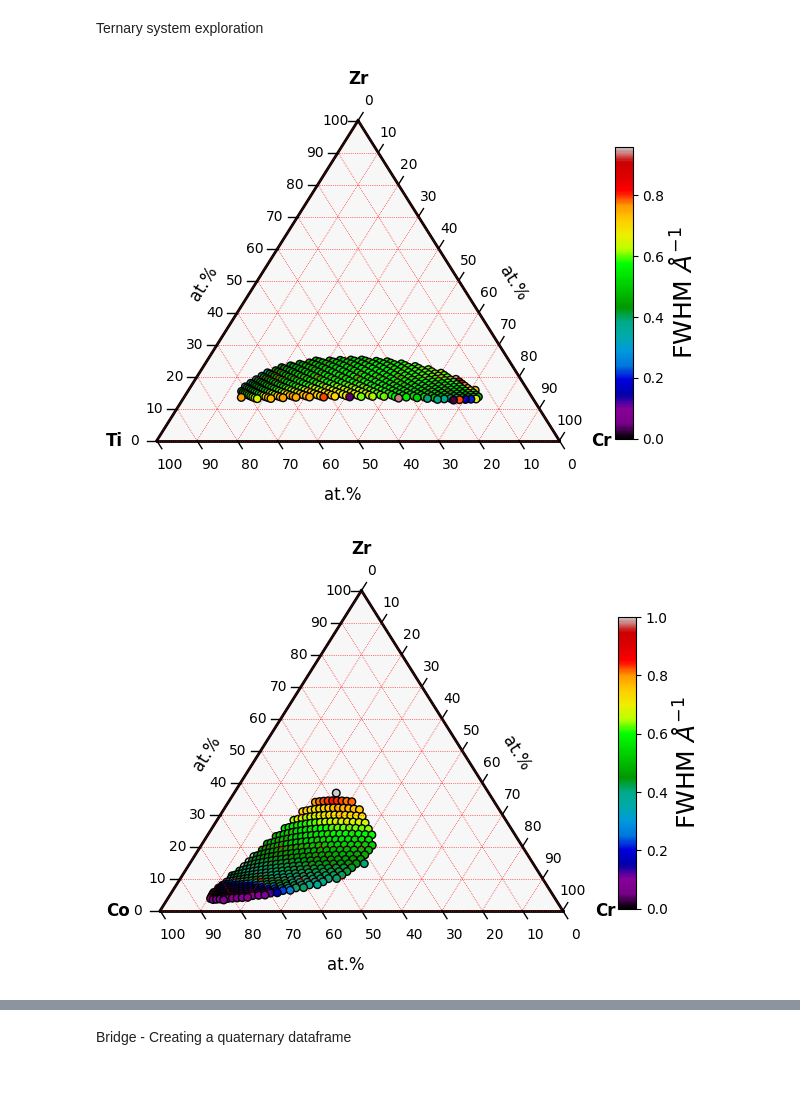
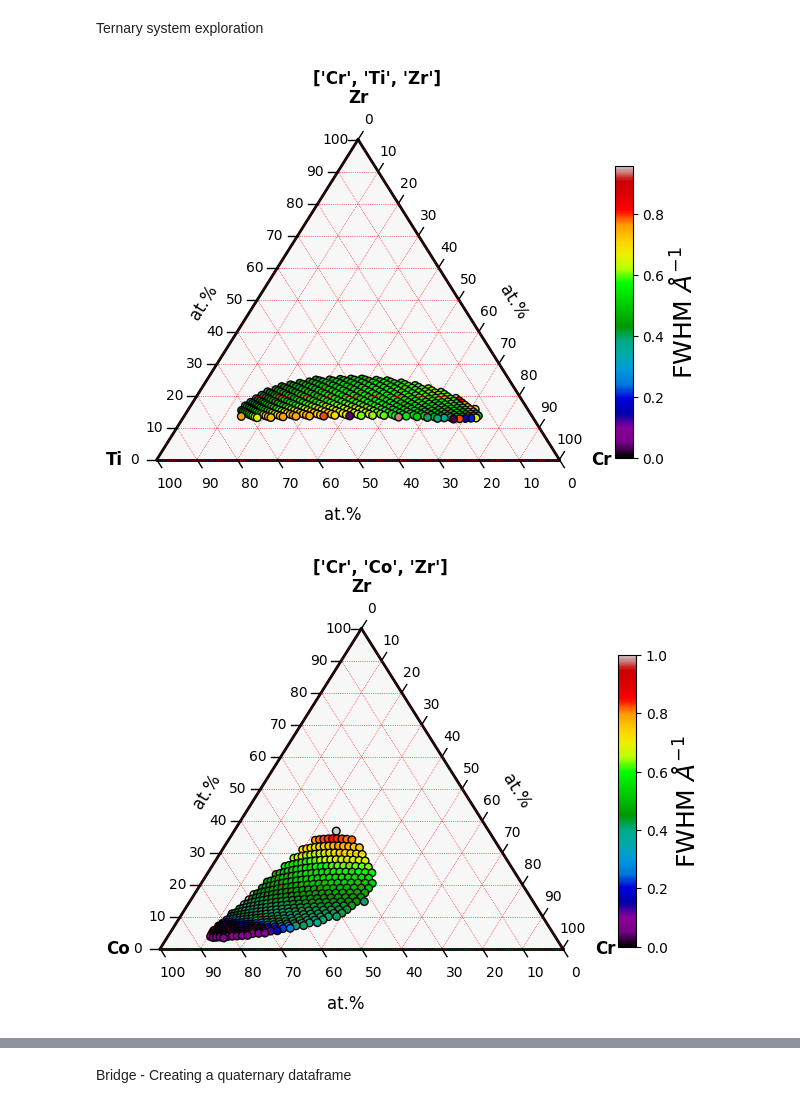
Before and after one commit to davesanchez96/MSE403, a Jupyter notebook: Assignment_4.ipynb, the cells around one changed output, grey strips where cells are left out. Drawn from its saved outputs; the diff is of its cells as text; code cells hidden in the pictures; blank space fills up the shorter version.

```diff
--- a/Assignment_4.ipynb
+++ b/Assignment_4.ipynb
@@ -35,9 +37,8 @@ print(sklearn.__version__) #1.2.1
 # %% [markdown]
 <font size=6>Importing data
 # %%
-
 # Load data from the same CSV file with different sheets
-xls_file = pd.ExcelFile('Metallic Glass Data\Metallic Glass Data.xlsx')  # Update with your actual file name
+xls_file = pd.ExcelFile('Metallic Glass Data.xlsx')  # Update with your actual file name
 
 # Read data from different sheets
 CrTiZr_data = xls_file.parse('CrTiZr')
@@ -56,7 +57,6 @@ import ternary
 def plot_ternary(data, components, z, label, title=''):
 
     fig, ax = plt.subplots()
-
     scale = 100
 
     grid = plt.GridSpec(10, 10, wspace=2, hspace=1)
@@ -81,6 +81,7 @@ def plot_ternary(data, components, z, label, title=''):
     tax.clear_matplotlib_ticks()
 
 
+
     # Create color map and plot color bar
     cmap = plt.cm.nipy_spectral
     norm = plt.Normalize(0, z.max())
@@ -90,26 +91,27 @@ def plot_ternary(data, components, z, label, title=''):
     ax = plt.subplot(grid[1:-1,9:])
     cb1 = matplotlib.colorbar.ColorbarBase(ax, cmap=cmap, norm=norm, orientation='vertical', label=label)
     cb1.set_label(label=label, size=18)
+    fig.suptitle(title,y=1,weight='bold')
 # %% [markdown]
 Ternary system exploration
 # %%
 # Merge the ternary systems to create the quaternary system dataset
 
 # a = cr , b = co , c =ti , d = zr
 components = ['Cr','Co','Ti','Zr']
 CoTiZr_components = [components[i] for i in [1,2,3]]
 CrCoZr_components = [components[i] for i in [0,1,3]]
 CrTiZr_components = [components[i] for i in [0,2,3]]
 
 component_list = [CrTiZr_components,CrCoZr_components,CoTiZr_components]
 data = [CrTiZr_data,CrCoZr_data,CoTiZr_data]
 
 for c,d in zip(component_list,data):
     cmp =d.loc[:,c].to_numpy()
     cmp*=100
     points=nm.vstack((cmp[:,0].T,cmp[:,2].T)).T
 
-    plot_ternary(points, c, d['MaxFWHM'], label='FWHM $\AA^{-1}$')
+    plot_ternary(points, c, d['MaxFWHM'], label='FWHM $\AA^{-1}$',title= f'{c}')
 # %% [output]
-[figure, old version]
+[figure, new version]
-[figure, old version]
+[figure, new version]
```
Also changed, not shown: parts of 15 cells of this notebook.
